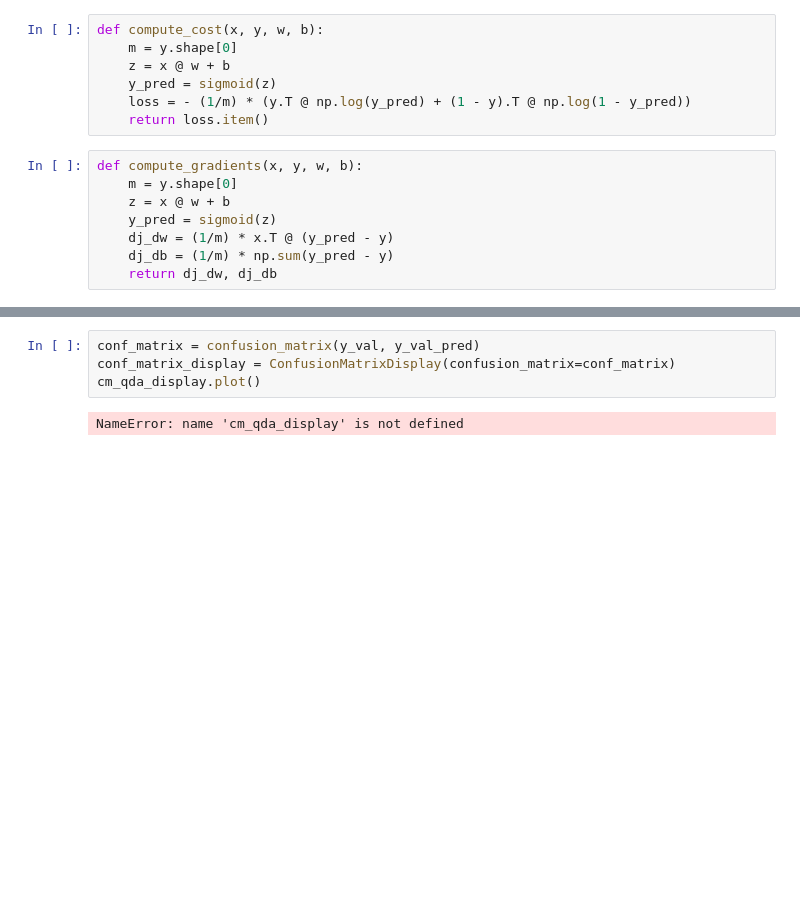
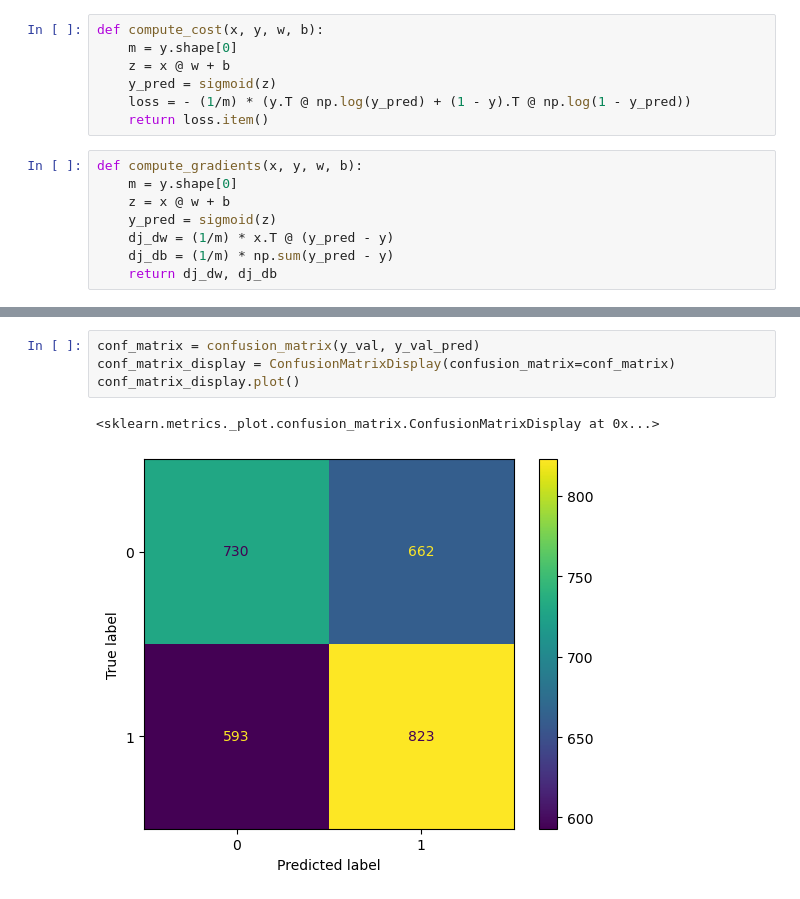
Before and after one commit to sarmad-21/nba_predictive_model, a Jupyter notebook: LR.ipynb, the cells around one changed output, grey strips where cells are left out. Drawn from its saved outputs; the diff is of its cells as text; blank space fills up the shorter version.

```diff
--- a/LR.ipynb
+++ b/LR.ipynb
@@ -133,9 +133,10 @@ Validation Accuracy: 55.456%
 # %%
 conf_matrix = confusion_matrix(y_val, y_val_pred)
 conf_matrix_display = ConfusionMatrixDisplay(confusion_matrix=conf_matrix)
-cm_qda_display.plot()
+conf_matrix_display.plot()
 # %% [output]
-NameError: name 'cm_qda_display' is not defined
+<sklearn.metrics._plot.confusion_matrix.ConfusionMatrixDisplay at 0x...>
+[figure, added]
 # %%
 tn, fp, fn, tp = conf_matrix.ravel()
 
```
Also changed, not shown: parts of 6 cells of this notebook, 1 other file.
